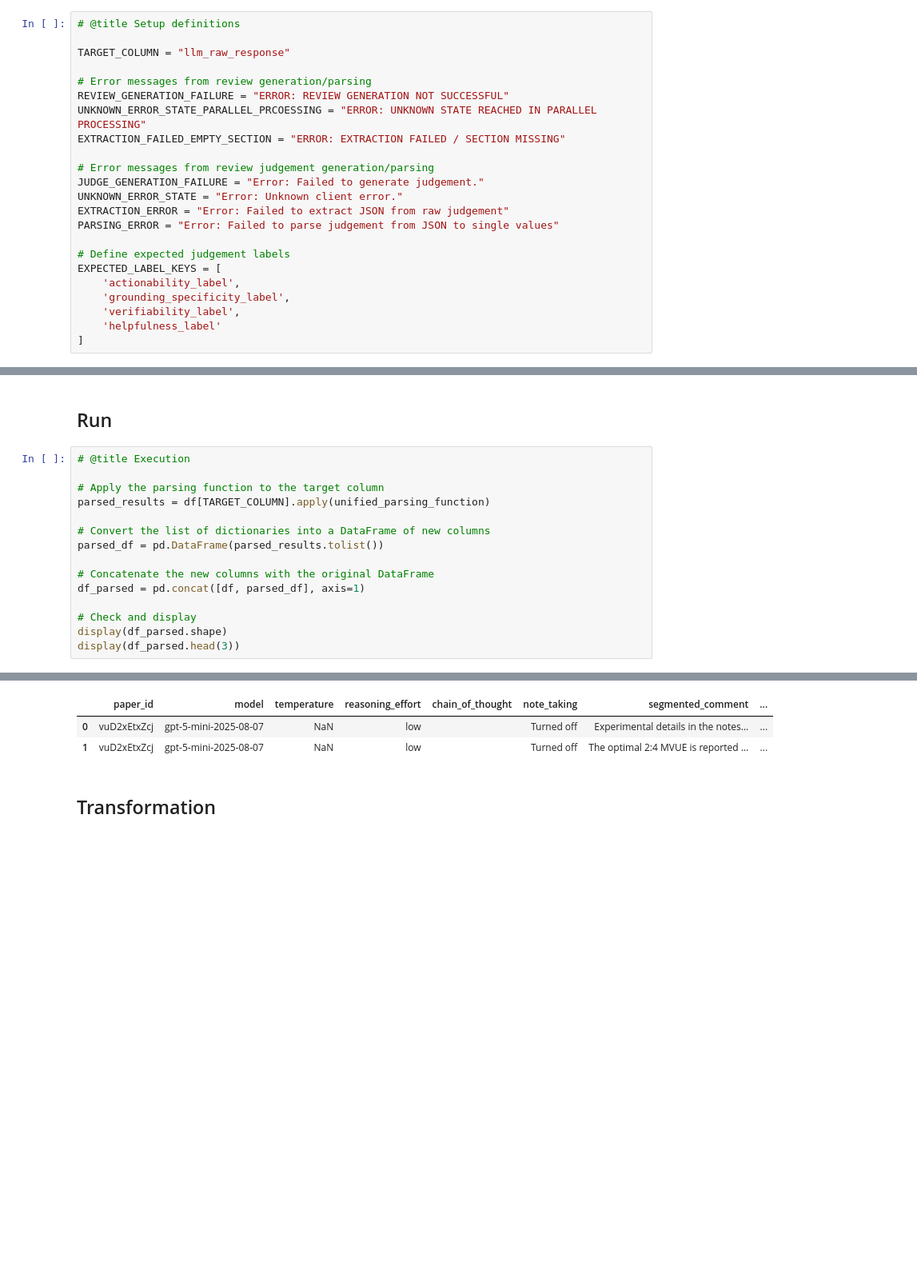
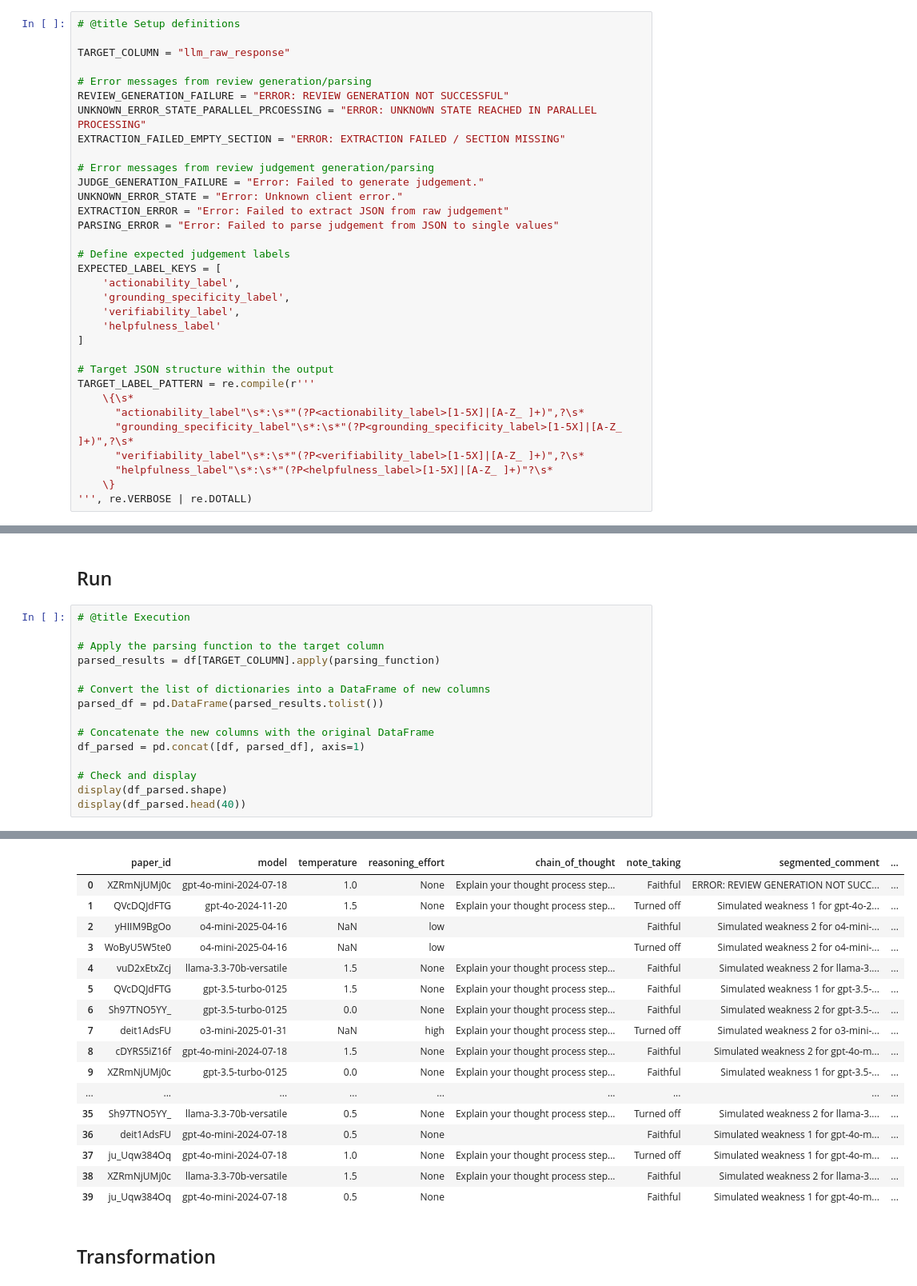
Before and after one commit to hiiamlars/analytical_flexibility_llm_reviews, a Jupyter notebook: data_generation/llm_review_post_processing.ipynb, the cells around one changed output, grey strips where cells are left out. Shown at 80% size. Drawn from its saved outputs; the diff is of its cells as text; blank space fills up the shorter version.

Commit message:
Inlude additional own parsing logic

```diff
--- a/data_generation/llm_review_post_processing.ipynb
+++ b/data_generation/llm_review_post_processing.ipynb
@@ -72,6 +73,16 @@ EXPECTED_LABEL_KEYS = [
     'verifiability_label',
     'helpfulness_label'
 ]
+
+# Target JSON structure within the output
+TARGET_LABEL_PATTERN = re.compile(r'''
+    \{\s*
+      "actionability_label"\s*:\s*"(?P<actionability_label>[1-5X]|[A-Z_ ]+)",?\s*
+      "grounding_specificity_label"\s*:\s*"(?P<grounding_specificity_label>[1-5X]|[A-Z_ ]+)",?\s*
+      "verifiability_label"\s*:\s*"(?P<verifiability_label>[1-5X]|[A-Z_ ]+)",?\s*
+      "helpfulness_label"\s*:\s*"(?P<helpfulness_label>[1-5X]|[A-Z_ ]+)"?\s*
+    \}
+''', re.VERBOSE | re.DOTALL)
 # %%
 # @title Data import
 
@@ -428,7 +465,7 @@ def unified_parsing_function(raw_llm_output: str) -> dict:
 # @title Execution
 
 # Apply the parsing function to the target column
-parsed_results = df[TARGET_COLUMN].apply(unified_parsing_function)
+parsed_results = df[TARGET_COLUMN].apply(parsing_function)
 
 # Convert the list of dictionaries into a DataFrame of new columns
 parsed_df = pd.DataFrame(parsed_results.tolist())
@@ -438,7 +475,7 @@ df_parsed = pd.concat([df, parsed_df], axis=1)
 
 # Check and display
 display(df_parsed.shape)
-display(df_parsed.head(3))
+display(df_parsed.head(40))
 # %% [output]
 Replacing quotes didn't work, trying without replacing quotes.
 Parsing error: Expecting property name enclosed in double quotes: line 1 column 2 (char 1)
@@ -450,6 +498,20 @@ Problematic string: {###Actionability Label: "1" ###Grounding Specificity Label:
 |  | paper_id | model | temperature | reasoning_effort | chain_of_thought | note_taking | segmented_comment | ... |
-| 0 | vuD2xEtxZcj | gpt-5-mini-2025-08-07 | NaN | low |  | Turned off | Experimental details in the notes... | ... |
-| 1 | vuD2xEtxZcj | gpt-5-mini-2025-08-07 | NaN | low |  | Turned off | The optimal 2:4 MVUE is reported ... | ... |
+| 0 | XZRmNjUMj0c | gpt-4o-mini-2024-07-18 | 1.0 | None | Explain your thought process step... | Faithful | ERROR: REVIEW GENERATION NOT SUCC... | ... |
+| 1 | QVcDQJdFTG | gpt-4o-2024-11-20 | 1.5 | None | Explain your thought process step... | Turned off | Simulated weakness 1 for gpt-4o-2... | ... |
+| 2 | yHIIM9BgOo | o4-mini-2025-04-16 | NaN | low |  | Faithful | Simulated weakness 2 for o4-mini-... | ... |
+| 3 | WoByU5W5te0 | o4-mini-2025-04-16 | NaN | low |  | Turned off | Simulated weakness 2 for o4-mini-... | ... |
+| 4 | vuD2xEtxZcj | llama-3.3-70b-versatile | 1.5 | None | Explain your thought process step... | Faithful | Simulated weakness 2 for llama-3.... | ... |
+| 5 | QVcDQJdFTG | gpt-3.5-turbo-0125 | 1.5 | None | Explain your thought process step... | Faithful | Simulated weakness 1 for gpt-3.5-... | ... |
+| 6 | Sh97TNO5YY_ | gpt-3.5-turbo-0125 | 0.0 | None | Explain your thought process step... | Faithful | Simulated weakness 2 for gpt-3.5-... | ... |
+| 7 | deit1AdsFU | o3-mini-2025-01-31 | NaN | high | Explain your thought process step... | Turned off | Simulated weakness 2 for o3-mini-... | ... |
+| 8 | cDYRS5iZ16f | gpt-4o-mini-2024-07-18 | 1.5 | None | Explain your thought process step... | Faithful | Simulated weakness 2 for gpt-4o-m... | ... |
+| 9 | XZRmNjUMj0c | gpt-3.5-turbo-0125 | 0.0 | None | Explain your thought process step... | Faithful | Simulated weakness 1 for gpt-3.5-... | ... |
+| ... | ... | ... | ... | ... | ... | ... | ... | ... |
+| 35 | Sh97TNO5YY_ | llama-3.3-70b-versatile | 0.5 | None | Explain your thought process step... | Turned off | Simulated weakness 2 for llama-3.... | ... |
+| 36 | deit1AdsFU | gpt-4o-mini-2024-07-18 | 0.5 | None |  | Faithful | Simulated weakness 1 for gpt-4o-m... | ... |
+| 37 | ju_Uqw384Oq | gpt-4o-mini-2024-07-18 | 1.0 | None | Explain your thought process step... | Turned off | Simulated weakness 1 for gpt-4o-m... | ... |
+| 38 | XZRmNjUMj0c | llama-3.3-70b-versatile | 1.5 | None | Explain your thought process step... | Faithful | Simulated weakness 2 for llama-3.... | ... |
+| 39 | ju_Uqw384Oq | gpt-4o-mini-2024-07-18 | 0.5 | None |  | Faithful | Simulated weakness 1 for gpt-4o-m... | ... |
 # %% [markdown]
 ## Transformation
 # %%
```
Also changed, not shown: parts of 5 cells of this notebook.
